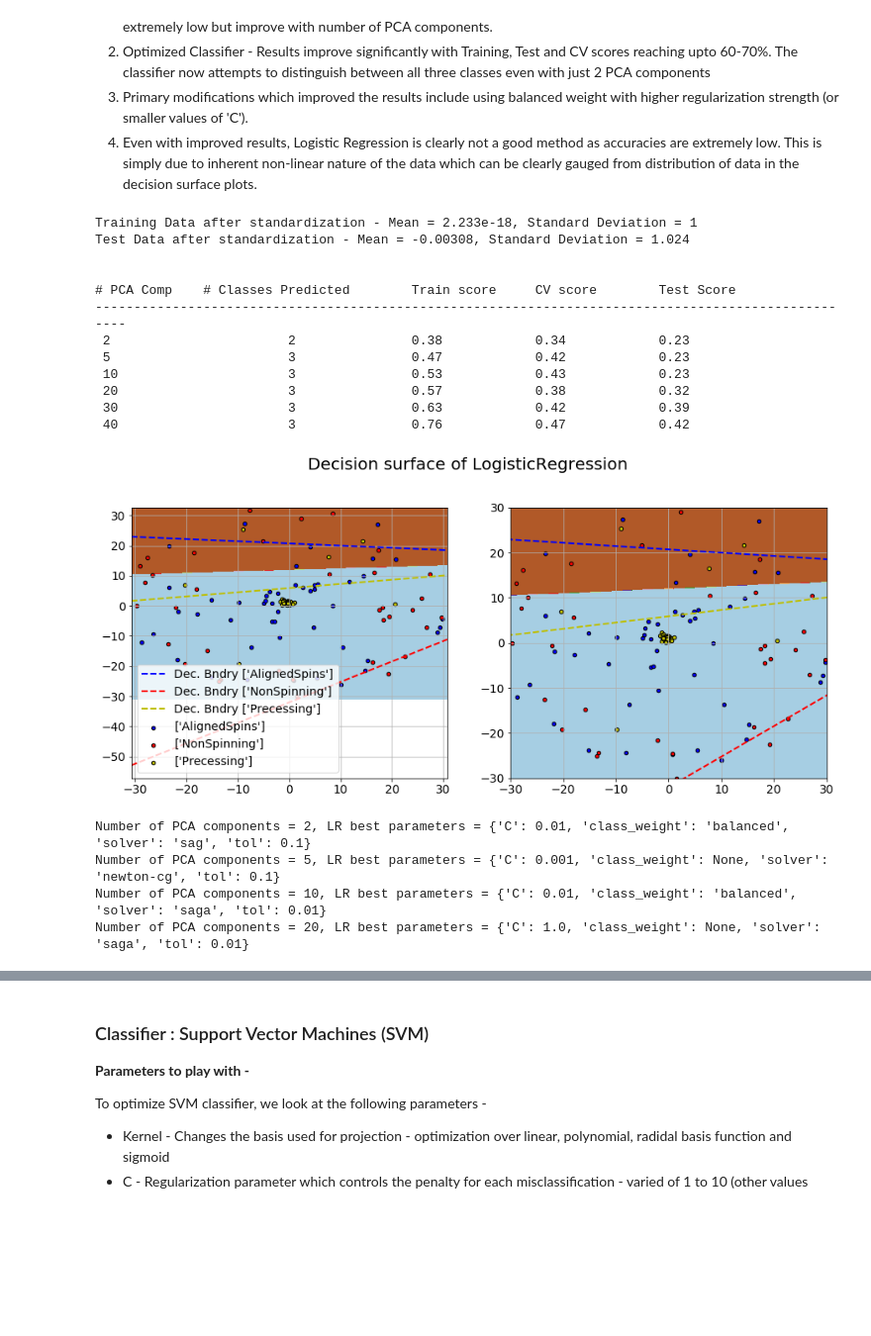
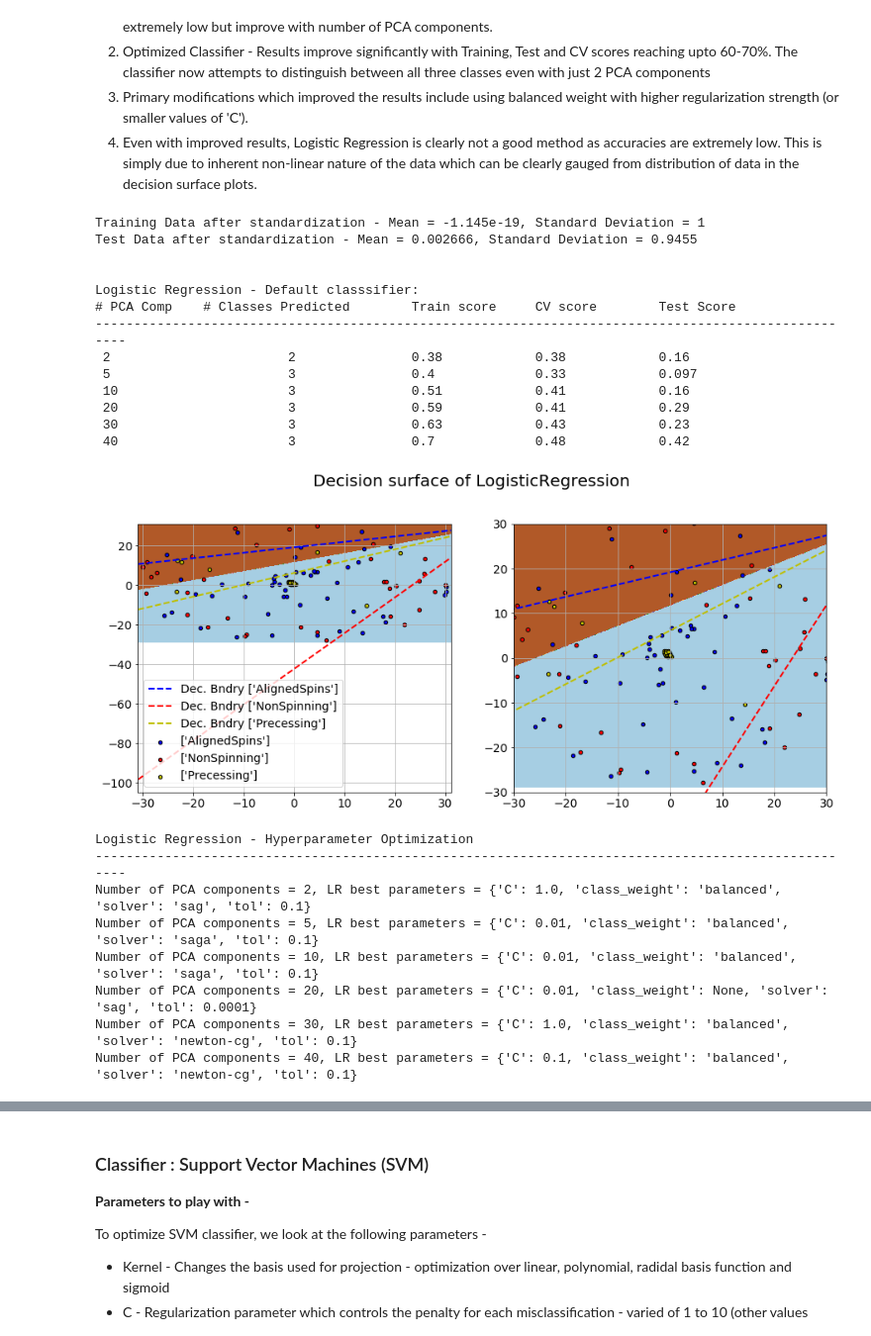
Before and after one commit to bkhamesra/GW-MLClassification, a Jupyter notebook: Scripts/Bhavesh/Notebook4-HyperParameterOptimization.ipynb, the cells around one changed output, grey strips where cells are left out. Shown at 99% size. Drawn from its saved outputs; the diff is of its cells as text; code cells hidden in the pictures; blank space fills up the shorter version.

```diff
--- a/Scripts/Bhavesh/Notebook4-HyperParameterOptimization.ipynb
+++ b/Scripts/Bhavesh/Notebook4-HyperParameterOptimization.ipynb
@@ -206,6 +208,8 @@ data_test = SS_data.transform(data_test)
 print("Training Data after standardization - Mean = {:.4g}, Standard Deviation = {:.4g}".format(data_train.mean(), data_train.std()))
 print("Test Data after standardization - Mean = {:.4g}, Standard Deviation = {:.4g} \n\n".format(data_test.mean(), data_test.std()))
 
+#print("\n \n")
+print("Logistic Regression - Default classsifier: ")
 print("# PCA Comp    # Classes Predicted \t Train score \t CV score \t Test Score ")
 print("-"*100)
 
@@ -242,24 +246,28 @@ for i, pca_comp in enumerate(pca_num):
 
 
 lr_rawscores_dict = {'pca':pca_num, 'train_score':score_train, 'cv_score': cv_scores, 'test_score':score_test}
+print('\n\n')
 # %% [output]
-Training Data after standardization - Mean = 2.233e-18, Standard Deviation = 1
-Test Data after standardization - Mean = -0.00308, Standard Deviation = 1.024
+Training Data after standardization - Mean = -1.145e-19, Standard Deviation = 1
+Test Data after standardization - Mean = 0.002666, Standard Deviation = 0.9455
 
 
+Logistic Regression - Default classsifier:
 # PCA Comp    # Classes Predicted        Train score     CV score        Test Score
 ----------------------------------------------------------------------------------------------------
- 2                       2               0.38            0.34            0.23
- 5                       3               0.47            0.42            0.23
- 10                      3               0.53            0.43            0.23
- 20                      3               0.57            0.38            0.32
- 30                      3               0.63            0.42            0.39
- 40                      3               0.76            0.47            0.42
+ 2                       2               0.38            0.38            0.16
+ 5                       3               0.4             0.33            0.097
+ 10                      3               0.51            0.41            0.16
+ 20                      3               0.59            0.41            0.29
+ 30                      3               0.63            0.43            0.23
+ 40                      3               0.7             0.48            0.42
 # %%
 #Plot decision Surface
 
 #Train classifier -
-data_train_pca, pca_train_time = func_PCA(2, data_train, rs)
+pca = PCA(svd_solver='full', n_components=2, random_state=random_state)
+data_train_pca = pca.fit_transform(data_train)
+data_test_pca= pca.transform(data_test)
 pca_time = time.time()
 
 
@@ -306,34 +314,34 @@ for i, color in zip(clf.classes_, colors):
     plt.subplot(122)
     plt.scatter(data_train_pca[idx, 0], data_train_pca[idx, 1], c=color, cmap=plt.cm.Paired,\
                 edgecolor='black', s=20, label=le.inverse_transform(np.asarray([i])))
 
 # Plot the three one-against-all classifiers
 xmin, xmax = plt.xlim()
 ymin, ymax = plt.ylim()
 coef = clf.coef_
 intercept = clf.intercept_
 
 def plot_hyperplane(c, color):
     def line(x0):
         return (-(x0 * coef[c, 0]) - intercept[c]) / coef[c, 1]
     plt.plot([xmin, xmax], [line(xmin), line(xmax)],
              ls="--", color=color, label='Dec. Bndry %s'%le.inverse_transform(np.asarray([c])))
 
 for i, color in zip(clf.classes_, colors):
     plt.subplot(121)
     plot_hyperplane(i, color)
     plt.legend()
 
     plt.subplot(122)
     plot_hyperplane(i, color)
     #plt.legend()
 
 plt.xlim(-30,30)
 plt.ylim(-30,30)
 
 plt.show()
 # %% [output]
-[figure, old version]
+[figure, new version]
 # %%
 #Logistic Regression Optimization with gridsearch and PCA components
 
@@ -343,7 +351,7 @@ params={'C':10.**np.arange(-3,1,1),'solver':['newton-cg', 'lbfgs','sag', 'saga']
 verbose=1
 
 #Finding optimal training data size
-pca_num  = np.array((2,5,10,20))
+pca_num  = np.array((2,5,10,20,30,40))
 trainsize=0.8
 rs = random_state
 
@@ -359,7 +367,8 @@ data_test = SS_data.transform(data_test)
 
 
 score_train, score_test, cv_scores = np.zeros((3, len(pca_num)))
-
+print("Logistic Regression - Hyperparameter Optimization")
+print('--'*50)
 #standardization_time = time.time()
 for i, pca_comp in enumerate(pca_num):
 
@@ -388,10 +397,14 @@ for i, pca_comp in enumerate(pca_num):
 
 lr_optscores_dict = {'pca':pca_num, 'train_score':score_train, 'cv_score': cv_scores, 'test_score':score_test}
 # %% [output]
-Number of PCA components = 2, LR best parameters = {'C': 0.01, 'class_weight': 'balanced', 'solver': 'sag', 'tol': 0.1}
-Number of PCA components = 5, LR best parameters = {'C': 0.001, 'class_weight': None, 'solver': 'newton-cg', 'tol': 0.1}
-Number of PCA components = 10, LR best parameters = {'C': 0.01, 'class_weight': 'balanced', 'solver': 'saga', 'tol': 0.01}
-Number of PCA components = 20, LR best parameters = {'C': 1.0, 'class_weight': None, 'solver': 'saga', 'tol': 0.01}
+Logistic Regression - Hyperparameter Optimization
+----------------------------------------------------------------------------------------------------
+Number of PCA components = 2, LR best parameters = {'C': 1.0, 'class_weight': 'balanced', 'solver': 'sag', 'tol': 0.1}
+Number of PCA components = 5, LR best parameters = {'C': 0.01, 'class_weight': 'balanced', 'solver': 'saga', 'tol': 0.1}
+Number of PCA components = 10, LR best parameters = {'C': 0.01, 'class_weight': 'balanced', 'solver': 'saga', 'tol': 0.1}
+Number of PCA components = 20, LR best parameters = {'C': 0.01, 'class_weight': None, 'solver': 'sag', 'tol': 0.0001}
+Number of PCA components = 30, LR best parameters = {'C': 1.0, 'class_weight': 'balanced', 'solver': 'newton-cg', 'tol': 0.1}
+Number of PCA components = 40, LR best parameters = {'C': 0.1, 'class_weight': 'balanced', 'solver': 'newton-cg', 'tol': 0.1}
 # %%
 #Plots
 plt.figure(figsize=(15,8))
```
Also changed, not shown: parts of 22 cells of this notebook, 2 other files.
